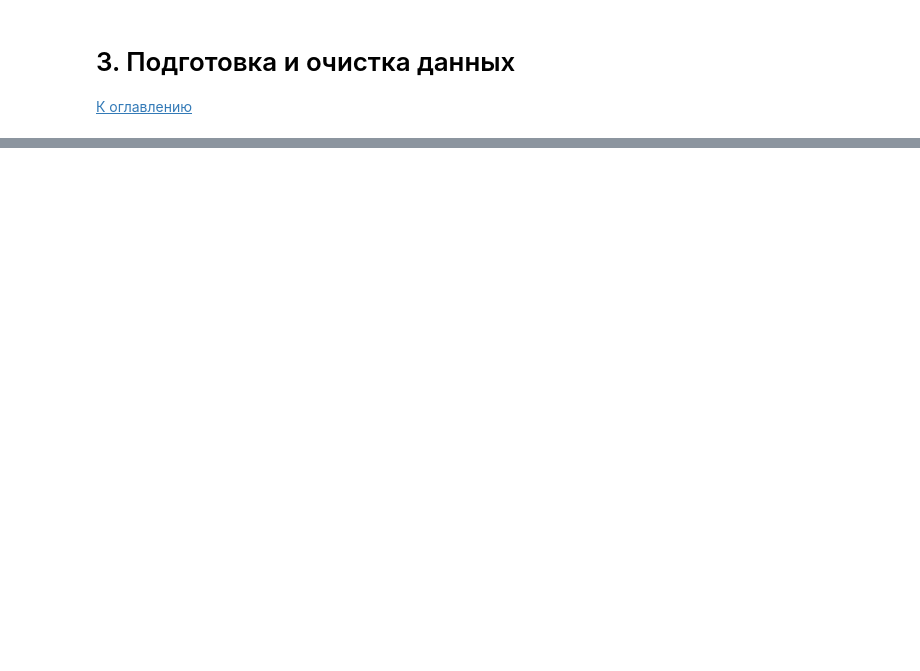
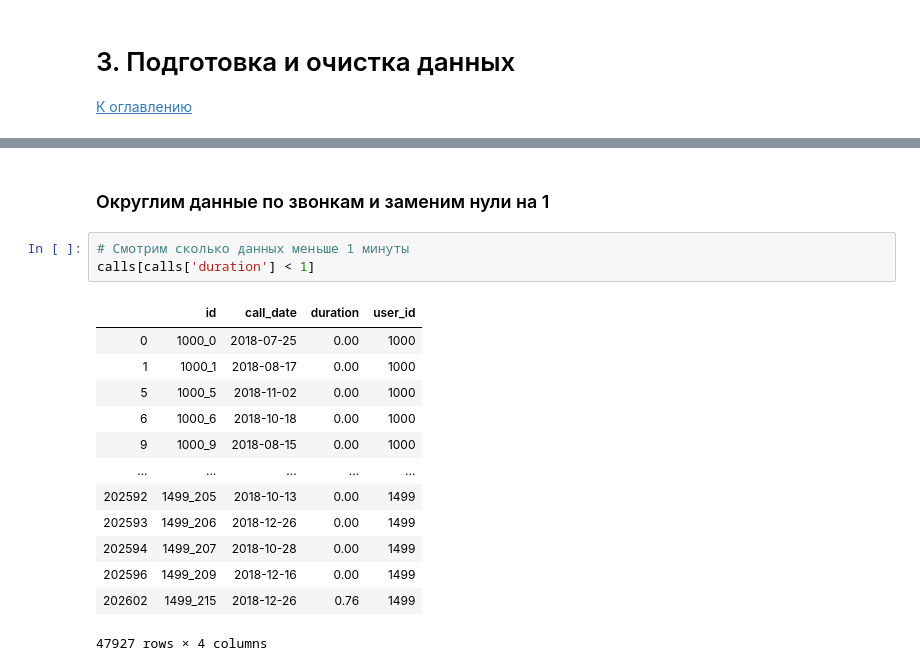
Before and after one commit to rendley/yandex_data_sciense, a Jupyter notebook: Step_4/project.ipynb, the cells around one changed output, grey strips where cells are left out. Saved outputs shown, nothing was run; the diff lists cells and outputs as text; blank space fills up the shorter version.

```diff
--- a/Step_4/project.ipynb
+++ b/Step_4/project.ipynb
@@ -204,0 +353,19 @@ memory usage: 46.9+ KB
+# %% [markdown]
+### Округлим данные по звонкам и заменим нули на 1
+# %%
+# Смотрим сколько данных меньше 1 минуты
+calls[calls['duration'] < 1]
+# %% [output]
+|  | id | call_date | duration | user_id |
+| 0 | 1000_0 | 2018-07-25 | 0.00 | 1000 |
+| 1 | 1000_1 | 2018-08-17 | 0.00 | 1000 |
+| 5 | 1000_5 | 2018-11-02 | 0.00 | 1000 |
+| 6 | 1000_6 | 2018-10-18 | 0.00 | 1000 |
+| 9 | 1000_9 | 2018-08-15 | 0.00 | 1000 |
+| ... | ... | ... | ... | ... |
+| 202592 | 1499_205 | 2018-10-13 | 0.00 | 1499 |
+| 202593 | 1499_206 | 2018-12-26 | 0.00 | 1499 |
+| 202594 | 1499_207 | 2018-10-28 | 0.00 | 1499 |
+| 202596 | 1499_209 | 2018-12-16 | 0.00 | 1499 |
+| 202602 | 1499_215 | 2018-12-26 | 0.76 | 1499 |
+47927 rows × 4 columns
```
Also changed, not shown: parts of 26 cells of this notebook.
